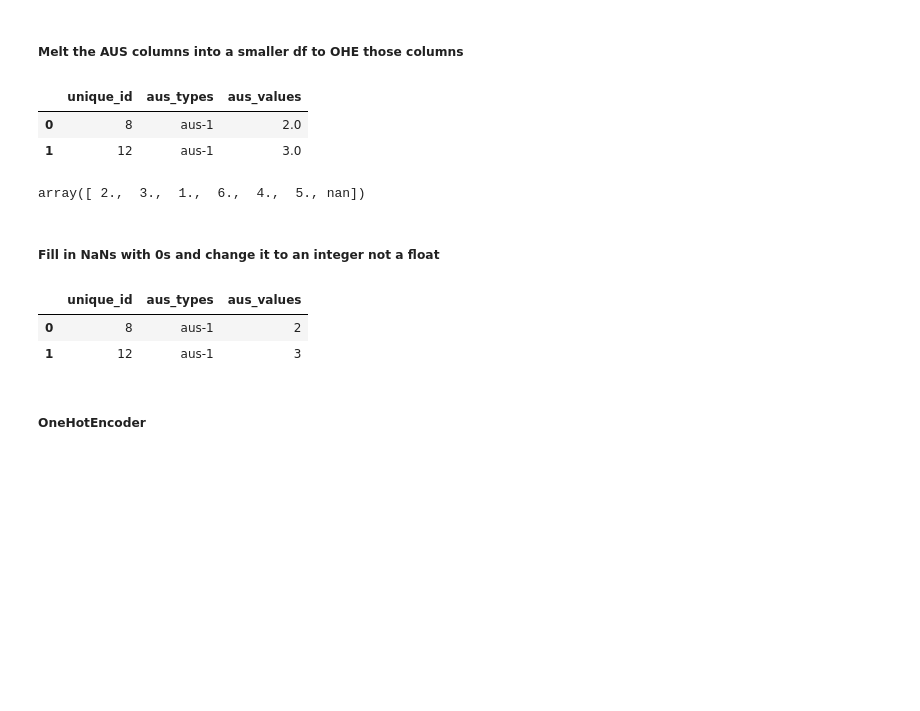
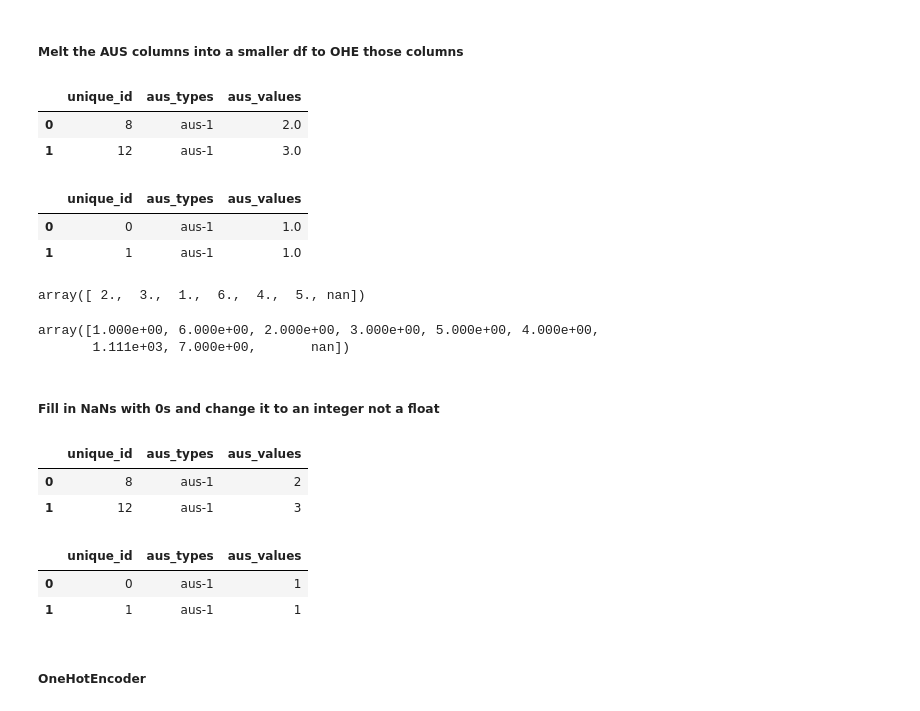
Before and after one commit to catdgomez/redlined_by_algorithm, a Jupyter notebook: notebooks/redlined_by_algorithm_exploratory.ipynb, the cells around one changed output. Drawn from its saved outputs; the diff is of its cells as text; code cells hidden in the pictures; blank space fills up the shorter version.

```diff
--- a/notebooks/redlined_by_algorithm_exploratory.ipynb
+++ b/notebooks/redlined_by_algorithm_exploratory.ipynb
@@ -307,0 +361,2 @@ array([2])
+# %%
+hmda_2022_action_taken_nf = hmda_2022_action_taken_nf.rename(columns={'open-end_line_of_credit': 'open_end_line_of_credit'})
@@ -309,0 +373,5 @@ hmda_2022_credit_score_co = hmda_2022_credit_score_co[hmda_2022_credit_score_co[
+# %%
+list_of_values_to_keep = [1,2]
+
+hmda_2022_action_taken_nf = hmda_2022_action_taken_nf[hmda_2022_action_taken_nf['open_end_line_of_credit'].isin(list_of_values_to_keep)]
+hmda_2022_action_taken_nf['open_end_line_of_credit'].unique()
@@ -335,3 +407,5 @@ Name: single_family_homes, Length: 30489, dtype: object
+# %%
+hmda_2022_action_taken_nf['total_units'] = hmda_2022_action_taken_nf['total_units'].astype(str)
 # %% [markdown]
 #### Separate out home purchase vs. refinancing or home improvement
 # %%
@@ -452,18 +543,37 @@ hmda_melted_aus = hmda_2022_credit_score_co.melt(
     var_name="aus_types",
     value_name="aus_values"
 )
+# %%
+# melting data with no filters applied to it into smaller df to ohe it
+hmda_melted_aus_nf = hmda_2022_action_taken_nf.melt(
+    id_vars="unique_id",
+    value_vars=["aus-1", "aus-2", "aus-3", "aus-4", "aus-5"],
+    var_name="aus_types",
+    value_name="aus_values"
+)
+# %%
+# inspect dataset values
+hmda_melted_aus.head(2)
+# %% [output]
+|  | unique_id | aus_types | aus_values |
+| 0 | 8 | aus-1 | 2.0 |
+| 1 | 12 | aus-1 | 3.0 |
 # %%
-# inspect dataset values
-hmda_melted_aus.head(2)
+hmda_melted_aus_nf.head(2)
 # %% [output]
 |  | unique_id | aus_types | aus_values |
-| 0 | 8 | aus-1 | 2.0 |
-| 1 | 12 | aus-1 | 3.0 |
+| 0 | 0 | aus-1 | 1.0 |
+| 1 | 1 | aus-1 | 1.0 |
 # %%
 # inspect values in columns
 hmda_melted_aus["aus_values"].unique()
 # %% [output]
 array([ 2.,  3.,  1.,  6.,  4.,  5., nan])
+# %%
+hmda_melted_aus_nf["aus_values"].unique()
+# %% [output]
+array([1.000e+00, 6.000e+00, 2.000e+00, 3.000e+00, 5.000e+00, 4.000e+00,
+       1.111e+03, 7.000e+00,       nan])
 # %% [markdown]
 ##### Fill in NaNs with 0s and change it to an integer not a float
 # %%
@@ -472,8 +584,14 @@ hmda_melted_aus["aus_values"] = hmda_melted_aus["aus_values"].fillna(0).astype(i
+# %%
+hmda_melted_aus.head(2)
+# %% [output]
+|  | unique_id | aus_types | aus_values |
+| 0 | 8 | aus-1 | 2 |
+| 1 | 12 | aus-1 | 3 |
 # %%
-hmda_melted_aus.head(2)
+hmda_melted_aus_nf.head(2)
 # %% [output]
 |  | unique_id | aus_types | aus_values |
-| 0 | 8 | aus-1 | 2 |
-| 1 | 12 | aus-1 | 3 |
+| 0 | 0 | aus-1 | 1 |
+| 1 | 1 | aus-1 | 1 |
 # %% [markdown]
 ##### OneHotEncoder
```
Also changed, not shown: parts of 217 cells of this notebook.
